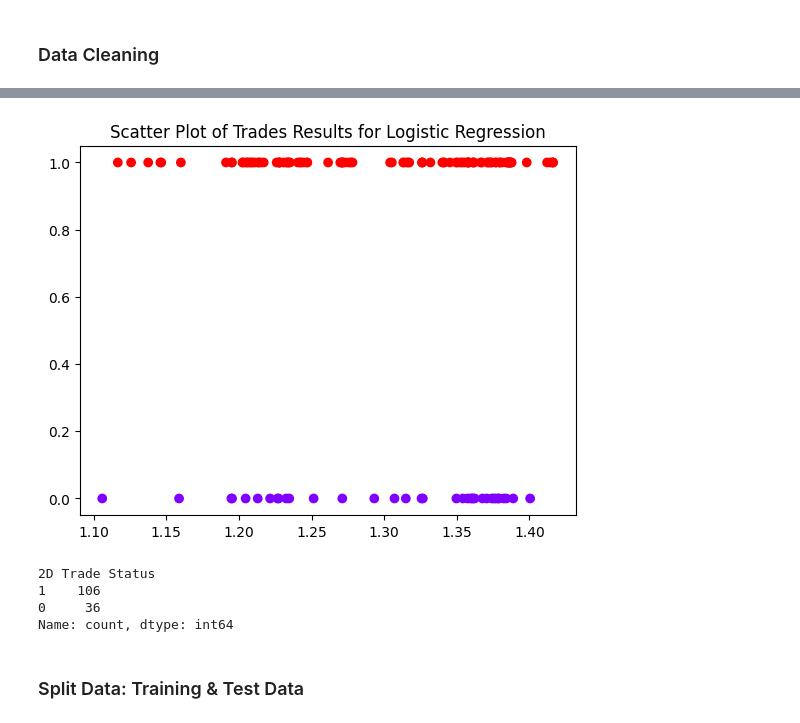
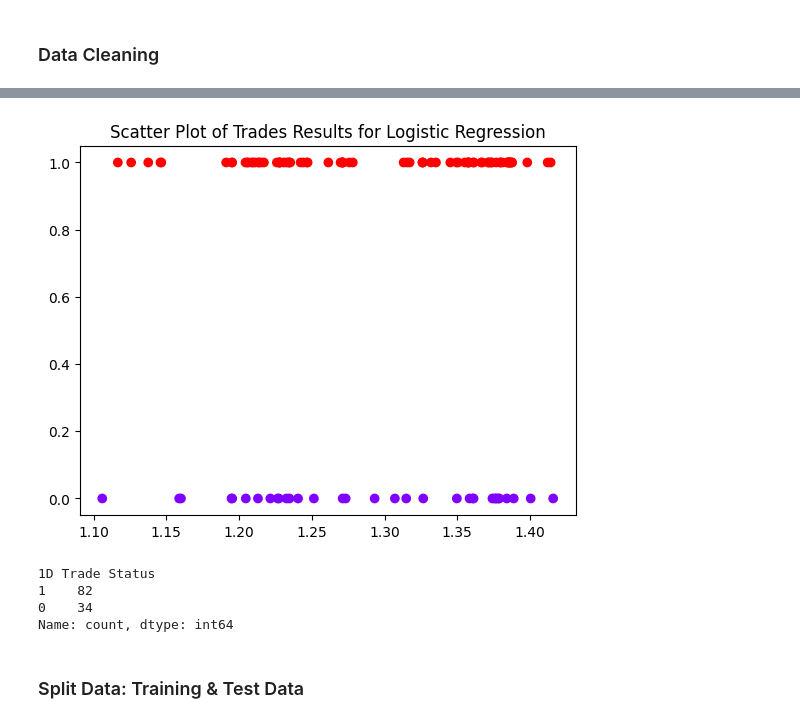
Before and after one commit to Cli091996/GU_Trade_Status_ML_Project, a Jupyter notebook: Logistic Regression.ipynb, the cells around one changed output, grey strips where cells are left out. Cells and saved outputs as stored; diff of their text form; code cells hidden in the pictures.

Commit message:
made modifications to the source data - pausing development until data sourcing is figured out

```diff
--- a/Logistic Regression.ipynb
+++ b/Logistic Regression.ipynb
@@ -15,6 +19,9 @@ display(HTML("<style>.container { width:100% !important; }</style>"))
 # %% [markdown]
 ### Import Dataset
 # %%
-df = pd.read_csv('/home/clivence/base_jupyter/Datadump/Master_data.csv')
+df = pd.read_csv('/home/clivence/base_jupyter/Datadump/Master_data_base.csv')
+
+
+# df = pd.read_csv('/home/clivence/base_jupyter/Datadump/edata.csv')
 df.head()
 # %% [output]
@@ -44,13 +53,14 @@ df.head()
 # %%
 #Subset of features to keep
-df= df[['open', 'high', 'low', 'close', '25EMA', '50EMA', '75EMA','100EMA', '125EMA',
-        'Trend Status', 'Spread','5075 Trend Status', '75100 Trend Status',
-       '100125 Trend Status', 'Action', 'Opportunity', 'Order Type','2D Lowest Price',
-       '2D Highest Price', '2D Low in Pips', '2D High in Pips',
-       '2D Trade Status', '2D Hard Stop Price', '2D Hard Stop Loss',
-       '2D Trend Change Stop Price', '2D Trend Change Stop Loss']]
+# df= df[['open', 'high', 'low', 'close', '25EMA', '50EMA', '75EMA','100EMA', '125EMA',
+#         'Trend Status', 'Spread','5075 Trend Status', '75100 Trend Status',
+#        '100125 Trend Status', 'Action', 'Opportunity', 'Order Type','2D Lowest Price',
+#        '2D Highest Price', '2D Low in Pips', '2D High in Pips',
+#        '2D Trade Status', '2D Hard Stop Price', '2D Hard Stop Loss',
+#        '2D Trend Change Stop Price', '2D Trend Change Stop Loss']]
+df= df[['open', 'high', 'low', 'close', '25EMA', '50EMA','100EMA', '125EMA',
+        'Trend Status', 'Spread', 'Action', 'Opportunity', 'Order Type','1D Trade Status']]
 # %%
 #Apply one-hot encoding
-df= pd.get_dummies(df,columns=['Trend Status','5075 Trend Status', '75100 Trend Status',
-       '100125 Trend Status', 'Action', 'Opportunity', 'Order Type'])
+df= pd.get_dummies(df,columns=['Trend Status', 'Action', 'Opportunity', 'Order Type'])
 # %%
@@ -76,16 +75,16 @@ df.head(20)
 # %%
 #Create a scatter plot of the target variable
-plt.scatter(x=df['close'],y=df['2D Trade Status'], c=df['2D Trade Status'], cmap='rainbow')
+plt.scatter(x=df['close'],y=df['1D Trade Status'], c=df['1D Trade Status'], cmap='rainbow')
 plt.title('Scatter Plot of Trades Results for Logistic Regression')
 plt.show()
 # %% [output]
-[figure, old version]
+[figure, new version]
 # %%
-df['2D Trade Status'].value_counts()
+df['1D Trade Status'].value_counts()
 # %% [output]
-2D Trade Status
-1    106
-0     36
+1D Trade Status
+1    82
+0    34
 Name: count, dtype: int64
 # %% [markdown]
 ### Split Data: Training & Test Data
```
Also changed, not shown: parts of 26 cells of this notebook.
